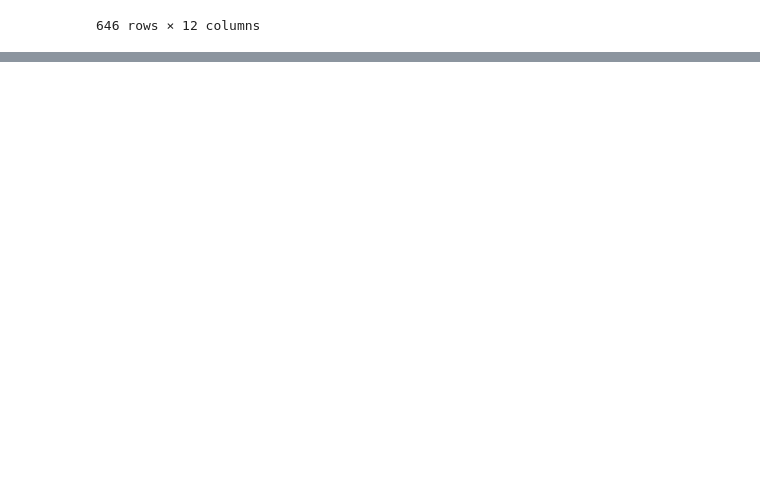
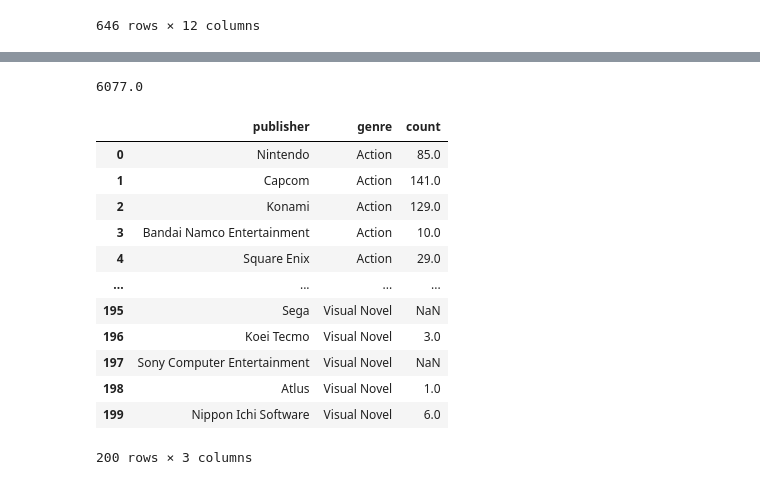
Before and after one commit to PawelG-WWA/Public_Projects, a Jupyter notebook: DataAnalysis/VideoGamesAnalysis/metacritic_analysis.ipynb, the cells around one changed output, grey strips where cells are left out. Saved outputs shown, nothing was run; the diff lists cells and outputs as text; code cells hidden in the pictures; blank space fills up the shorter version.

```diff
--- a/DataAnalysis/VideoGamesAnalysis/metacritic_analysis.ipynb
+++ b/DataAnalysis/VideoGamesAnalysis/metacritic_analysis.ipynb
@@ -208,0 +269,19 @@ df_unique_games[df_unique_games['genre'] == 'Action-Adventure']
+# %%
+df_genres_per_jp_publusher_melted_for_plot = df_genres_japanese.reset_index().melt(id_vars='publisher', value_name='count')
+print(df_genres_per_jp_publusher_melted_for_plot['count'].sum())
+df_genres_per_jp_publusher_melted_for_plot
+# %% [output]
+6077.0
+|  | publisher | genre | count |
+| 0 | Nintendo | Action | 85.0 |
+| 1 | Capcom | Action | 141.0 |
+| 2 | Konami | Action | 129.0 |
+| 3 | Bandai Namco Entertainment | Action | 10.0 |
+| 4 | Square Enix | Action | 29.0 |
+| ... | ... | ... | ... |
+| 195 | Sega | Visual Novel | NaN |
+| 196 | Koei Tecmo | Visual Novel | 3.0 |
+| 197 | Sony Computer Entertainment | Visual Novel | NaN |
+| 198 | Atlus | Visual Novel | 1.0 |
+| 199 | Nippon Ichi Software | Visual Novel | 6.0 |
+200 rows × 3 columns
```
Also changed, not shown: parts of 8 cells of this notebook.
